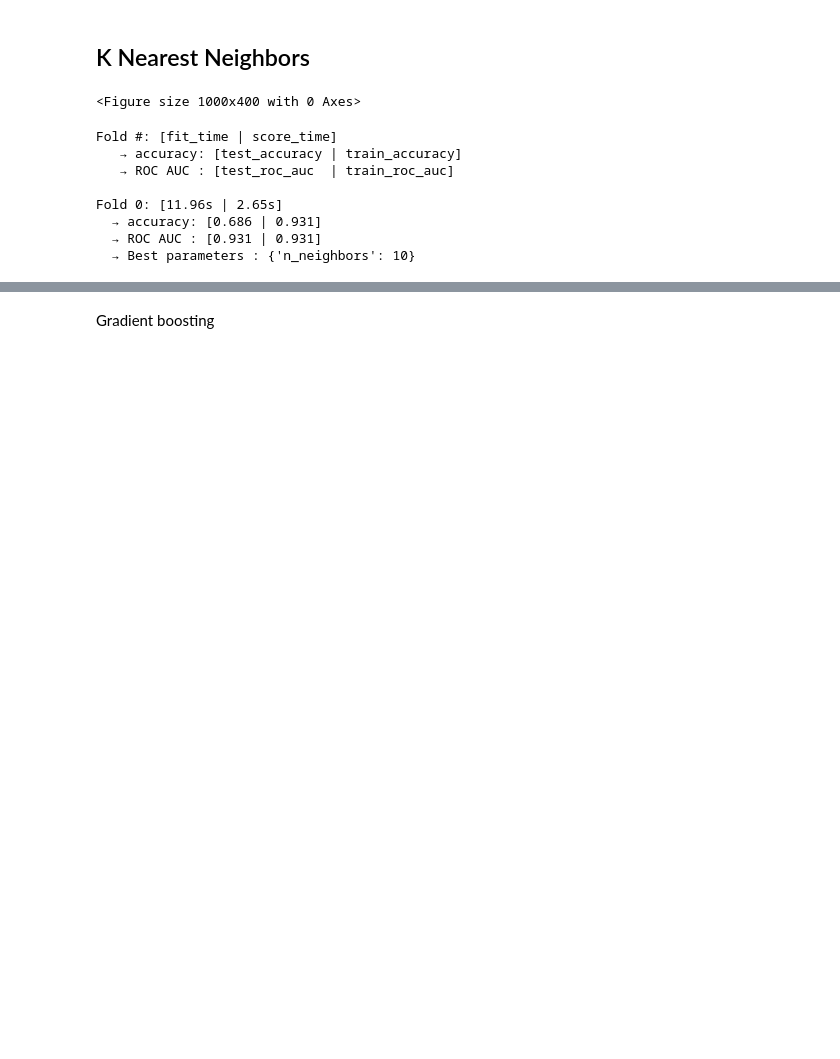
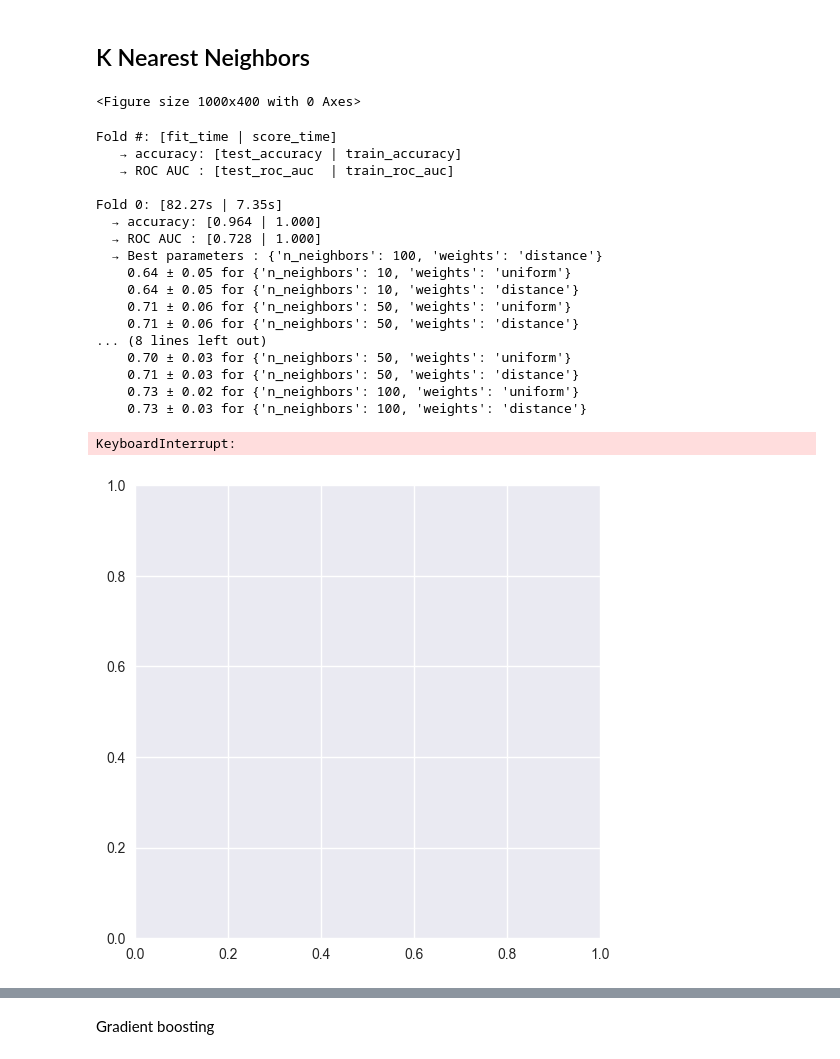
Before and after one commit to ElsaB/impact-annotator, a Jupyter notebook: analysis/prediction/somatic_vs_non_somatic_classification.ipynb, the cells around one changed output, grey strips where cells are left out. Cells and saved outputs as stored; diff of their text form; code cells hidden in the pictures; blank space fills up the shorter version.

```diff
--- a/analysis/prediction/somatic_vs_non_somatic_classification.ipynb
+++ b/analysis/prediction/somatic_vs_non_somatic_classification.ipynb
@@ -351,27 +271,32 @@ run_model(model_LogisticRegressionCV, X, y, cv_strategy, plot_roc = True, ax = a
 # %%
 from sklearn.neighbors import KNeighborsClassifier
 from sklearn.model_selection import GridSearchCV
 
-#parameters_grid = [
-#    {'n_neighbors': [1, 2, 3, 5, 10, 20, 50], 'weights': ['uniform', 'distance']}
-#]
 parameters_grid = [
-    {'n_neighbors': [1, 10]}
+    {'n_neighbors': [10, 50, 100], 'weights': ['uniform', 'distance']}
 ]
 
-# inner cross validation on hyperparameters
-inner_cv_strategy = StratifiedShuffleSplit(n_splits = 3, test_size = 0.2, random_state = 1)
-
-model_GS_KNeighborsClassifier = GridSearchCV(KNeighborsClassifier(), parameters_grid, cv = inner_cv_strategy, scoring = 'roc_auc', return_train_score = True, refit = True)
+model_GS_KNeighborsClassifier = GridSearchCV(KNeighborsClassifier(), parameters_grid, cv = inner_cv_strategy, scoring = 'roc_auc', refit = True)
 
 fig, ax = plt.subplots(1, 1, figsize = (6, 6))
-run_model(model_GS_KNeighborsClassifier, X, y, cv_strategy, grid_search = True, print_fold_metrics = True, plot_roc = True, ax = ax)
+run_model(model_GS_KNeighborsClassifier, X, y, cv_strategy, grid_search = True, print_grid_search_metrics = True, print_fold_metrics = True, plot_roc = True, ax = ax)
 # %% [output]
 Fold #: [fit_time | score_time]
    → accuracy: [test_accuracy | train_accuracy]
    → ROC AUC : [test_roc_auc  | train_roc_auc]
 
-Fold 0: [11.96s | 2.65s]
-  → accuracy: [0.686 | 0.931]
-  → ROC AUC : [0.931 | 0.931]
-  → Best parameters : {'n_neighbors': 10}
+Fold 0: [82.27s | 7.35s]
+  → accuracy: [0.964 | 1.000]
+  → ROC AUC : [0.728 | 1.000]
+  → Best parameters : {'n_neighbors': 100, 'weights': 'distance'}
+    0.64 ± 0.05 for {'n_neighbors': 10, 'weights': 'uniform'}
+    0.64 ± 0.05 for {'n_neighbors': 10, 'weights': 'distance'}
+    0.71 ± 0.06 for {'n_neighbors': 50, 'weights': 'uniform'}
+    0.71 ± 0.06 for {'n_neighbors': 50, 'weights': 'distance'}
+... (8 lines left out)
+    0.70 ± 0.03 for {'n_neighbors': 50, 'weights': 'uniform'}
+    0.71 ± 0.03 for {'n_neighbors': 50, 'weights': 'distance'}
+    0.73 ± 0.02 for {'n_neighbors': 100, 'weights': 'uniform'}
+    0.73 ± 0.03 for {'n_neighbors': 100, 'weights': 'distance'}
+KeyboardInterrupt:
+[figure, added]
```
Also changed, not shown: parts of 36 cells of this notebook, 3 other files.
